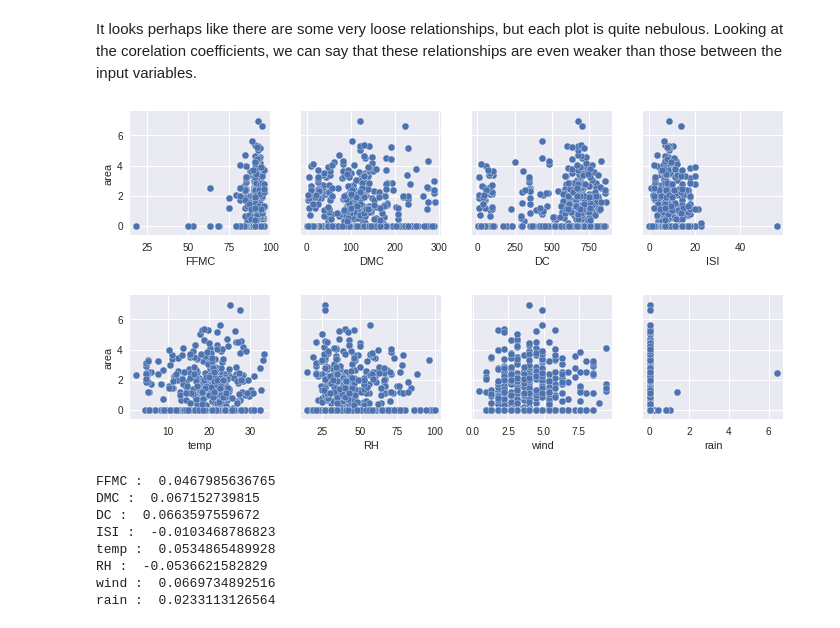
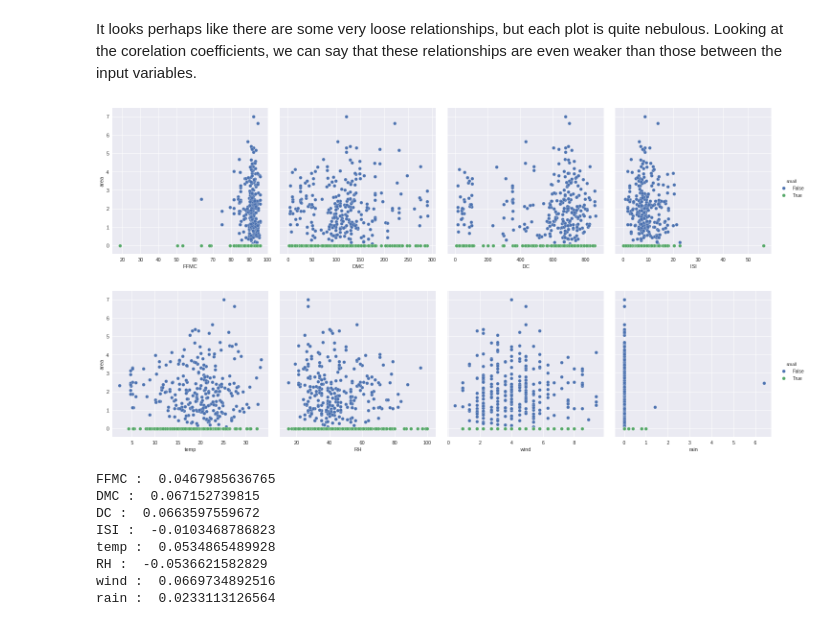
Before and after one commit to davidjwatts/portuguese_fires, a Jupyter notebook: Data_Story.ipynb, the cells around one changed output. Cells and saved outputs as stored; diff of their text form; code cells hidden in the pictures.

```diff
--- a/Data_Story.ipynb
+++ b/Data_Story.ipynb
@@ -119,11 +119,11 @@ It looks perhaps like there are some very loose relationships, but each plot is
 # %%
 # Pair plots with the output variable
 
-sns.pairplot(data=fires,y_vars=['area'], x_vars=fires.columns[4:8]);
-sns.pairplot(data=fires,y_vars=['area'], x_vars=fires.columns[8:12]);
+sns.pairplot(data=fires,y_vars=['area'], x_vars=fires.columns[4:8], size=5, hue='small');
+sns.pairplot(data=fires,y_vars=['area'], x_vars=fires.columns[8:12], size=5, hue='small');
 # %% [output]
-[figure, old version]
+[figure, new version]
-[figure, old version]
+[figure, new version]
 # %%
 # Pearson coeffs with between inputs and area
 
```
Also changed, not shown: parts of 2 cells of this notebook.
